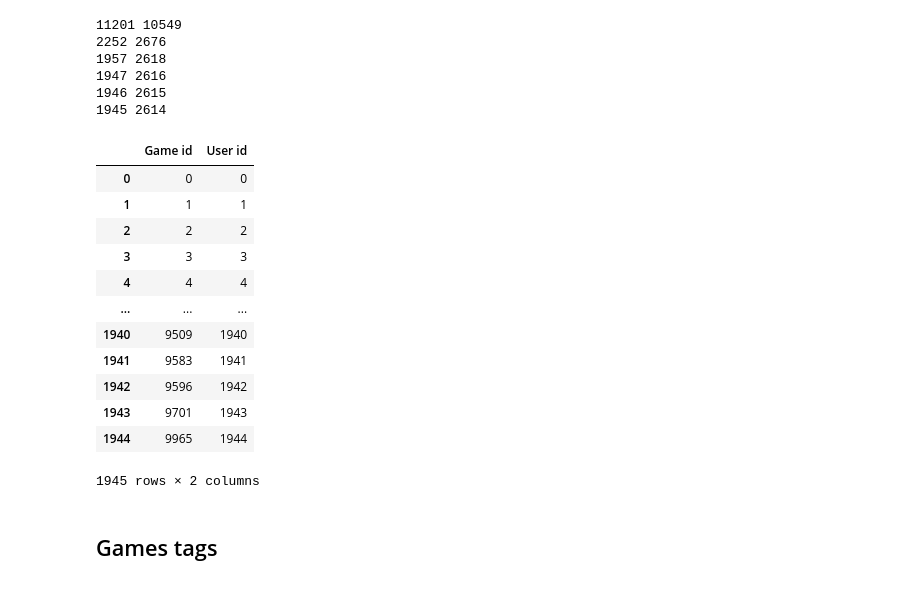
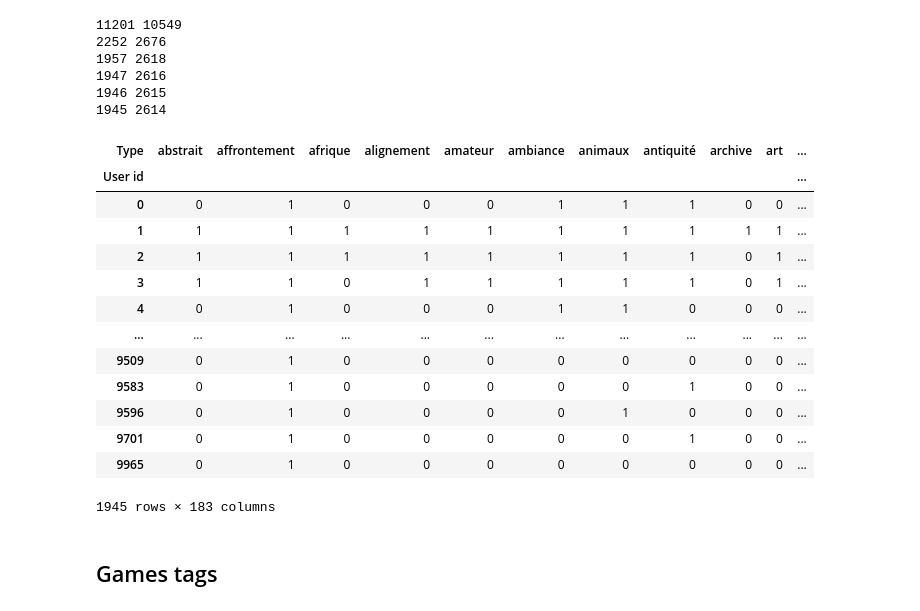
Before and after one commit to Franciline/Recommendation_system, a Jupyter notebook: notebooks/nnmf_tags.ipynb, the cells around one changed output. Drawn from its saved outputs; the diff is of its cells as text; code cells hidden in the pictures.

```diff
--- a/notebooks/nnmf_tags.ipynb
+++ b/notebooks/nnmf_tags.ipynb
@@ -44,27 +44,29 @@ filter_users_index.columns = ["User id", "User index"]
 1946 2615
 1945 2614
 # %%
-users_tags = filter_users_index.merge(jeux_clean, on="User id")[["User id", "Type"]]
+users_tags = filter_users_index.merge(avis_clean, on="User id").merge(jeux_clean, on="Game id")[["User id", "Type"]]
 users_tags["Type"] = users_tags["Type"].str.split("|")
 users_tags = users_tags.explode("Type")
 users_tags["Type"] = users_tags["Type"].str.strip().str.lower()
 users_tags = users_tags.drop_duplicates()
 
 users_tags = users_tags.pivot_table(index="User id", columns="Type", aggfunc="size", fill_value = 0, dropna=False)
+users_tags
 # %% [output]
-|  | Game id | User id |
-| 0 | 0 | 0 |
-| 1 | 1 | 1 |
-| 2 | 2 | 2 |
-| 3 | 3 | 3 |
-| 4 | 4 | 4 |
-| ... | ... | ... |
-| 1940 | 9509 | 1940 |
-| 1941 | 9583 | 1941 |
-| 1942 | 9596 | 1942 |
-| 1943 | 9701 | 1943 |
-| 1944 | 9965 | 1944 |
+| Type | abstrait | affrontement | afrique | alignement | amateur | ambiance | animaux | antiquité | archive | art | ... |
+| User id |  |  |  |  |  |  |  |  |  |  | ... |
+| 0 | 0 | 1 | 0 | 0 | 0 | 1 | 1 | 1 | 0 | 0 | ... |
+| 1 | 1 | 1 | 1 | 1 | 1 | 1 | 1 | 1 | 1 | 1 | ... |
+| 2 | 1 | 1 | 1 | 1 | 1 | 1 | 1 | 1 | 0 | 1 | ... |
+| 3 | 1 | 1 | 0 | 1 | 1 | 1 | 1 | 1 | 0 | 1 | ... |
+| 4 | 0 | 1 | 0 | 0 | 0 | 1 | 1 | 0 | 0 | 0 | ... |
+| ... | ... | ... | ... | ... | ... | ... | ... | ... | ... | ... | ... |
+| 9509 | 0 | 1 | 0 | 0 | 0 | 0 | 0 | 0 | 0 | 0 | ... |
+| 9583 | 0 | 1 | 0 | 0 | 0 | 0 | 0 | 1 | 0 | 0 | ... |
+| 9596 | 0 | 1 | 0 | 0 | 0 | 0 | 1 | 0 | 0 | 0 | ... |
+| 9701 | 0 | 1 | 0 | 0 | 0 | 0 | 0 | 1 | 0 | 0 | ... |
+| 9965 | 0 | 1 | 0 | 0 | 0 | 0 | 0 | 0 | 0 | 0 | ... |
-1945 rows × 2 columns
+1945 rows × 183 columns
 # %% [markdown]
 ## Games tags
 # %%
```
Also changed, not shown: parts of 17 cells of this notebook.
